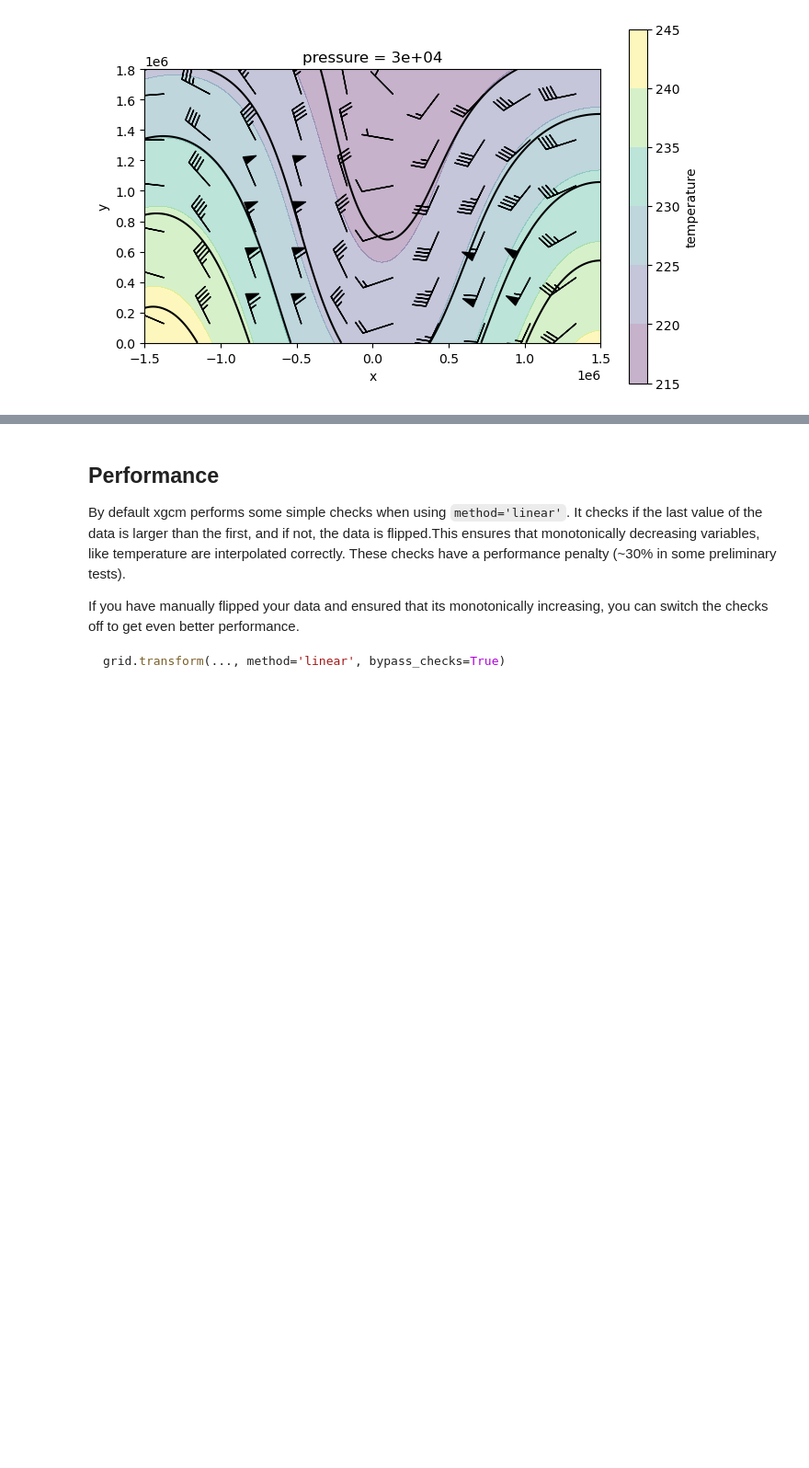
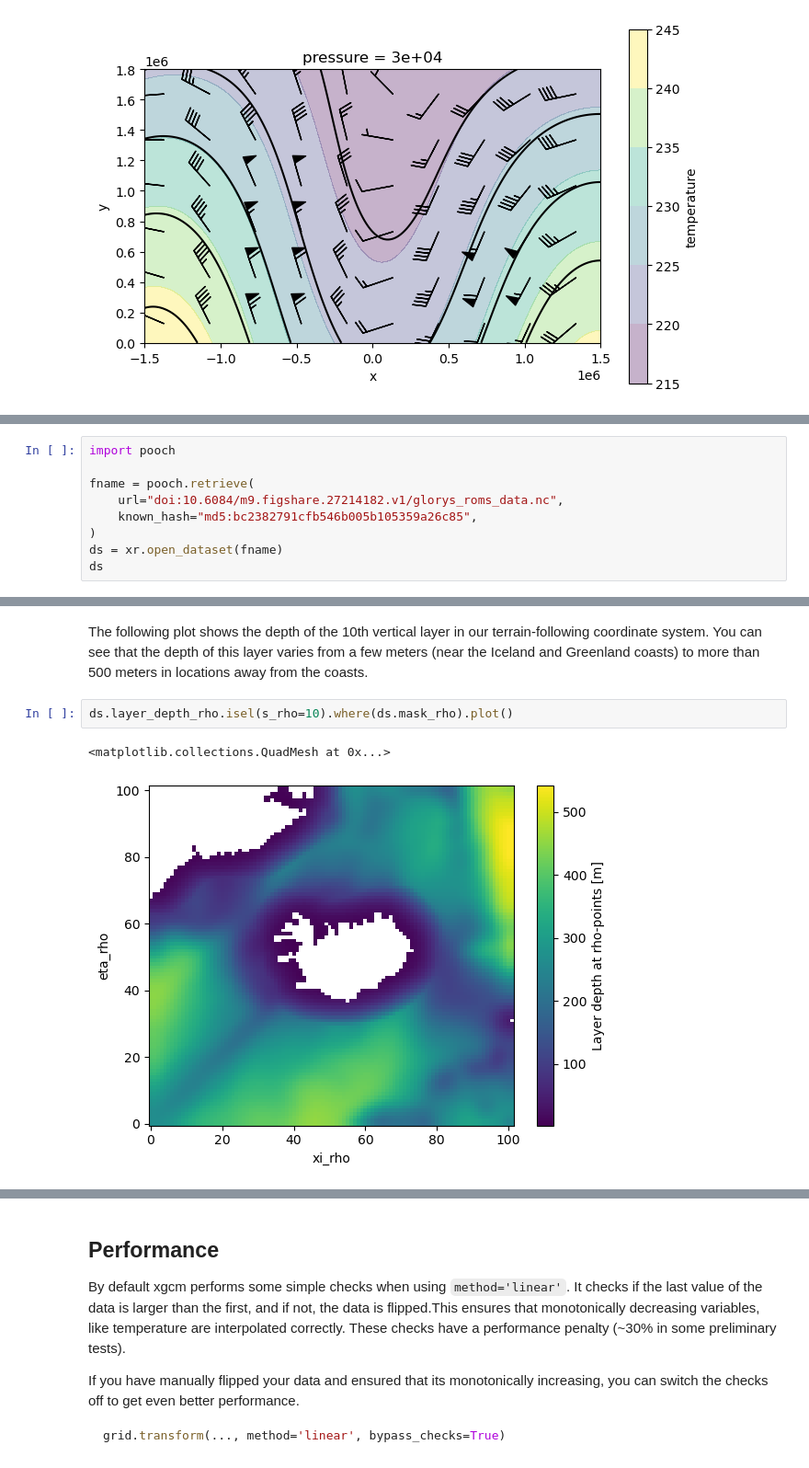
Before and after one commit to xgcm/xgcm, a Jupyter notebook: doc/transform.ipynb, the cells around one changed output, grey strips where cells are left out. Shown at 92% size. Drawn from its saved outputs; the diff is of its cells as text; blank space fills up the shorter version.

Commit message:
Add GLORYS-ROMS example to transform notebook

```diff
--- a/doc/transform.ipynb
+++ b/doc/transform.ipynb
@@ -1048,0 +1053,9 @@ plt.show();
+# %%
+import pooch
+
+fname = pooch.retrieve(
+    url="doi:10.6084/m9.figshare.27214182.v1/glorys_roms_data.nc",
+    known_hash="md5:bc2382791cfb546b005b105359a26c85",
+)
+ds = xr.open_dataset(fname)
+ds
@@ -1048,0 +1112,7 @@ plt.show();
+# %% [markdown]
+The following plot shows the depth of the 10th vertical layer in our terrain-following coordinate system. You can see that the depth of this layer varies from a few meters (near the Iceland and Greenland coasts) to more than 500 meters in locations away from the coasts.
+# %%
+ds.layer_depth_rho.isel(s_rho=10).where(ds.mask_rho).plot()
+# %% [output]
+<matplotlib.collections.QuadMesh at 0x...>
+[figure, added]
```
Also changed, not shown: parts of 18 cells of this notebook.
